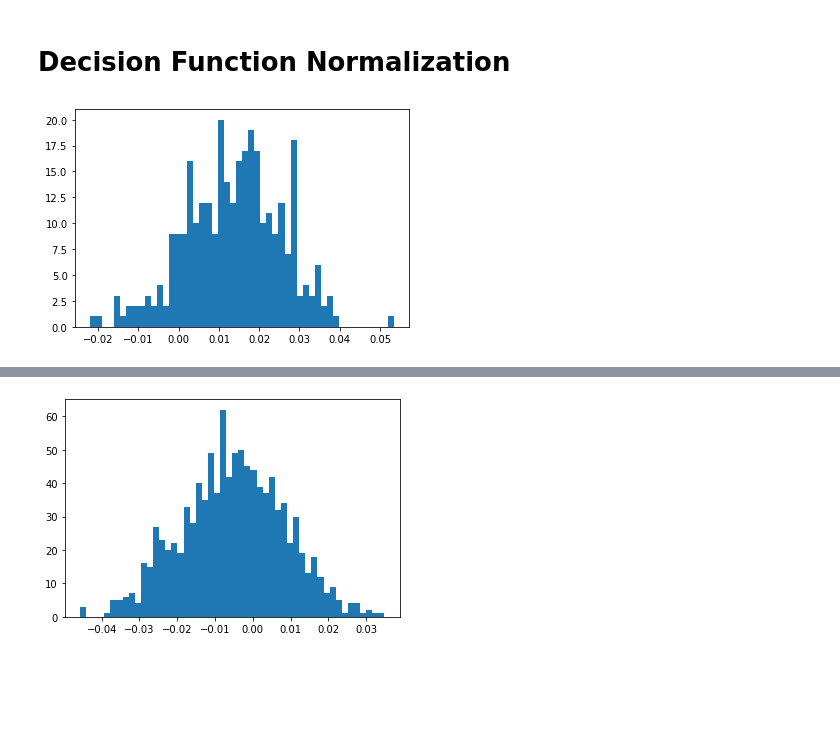
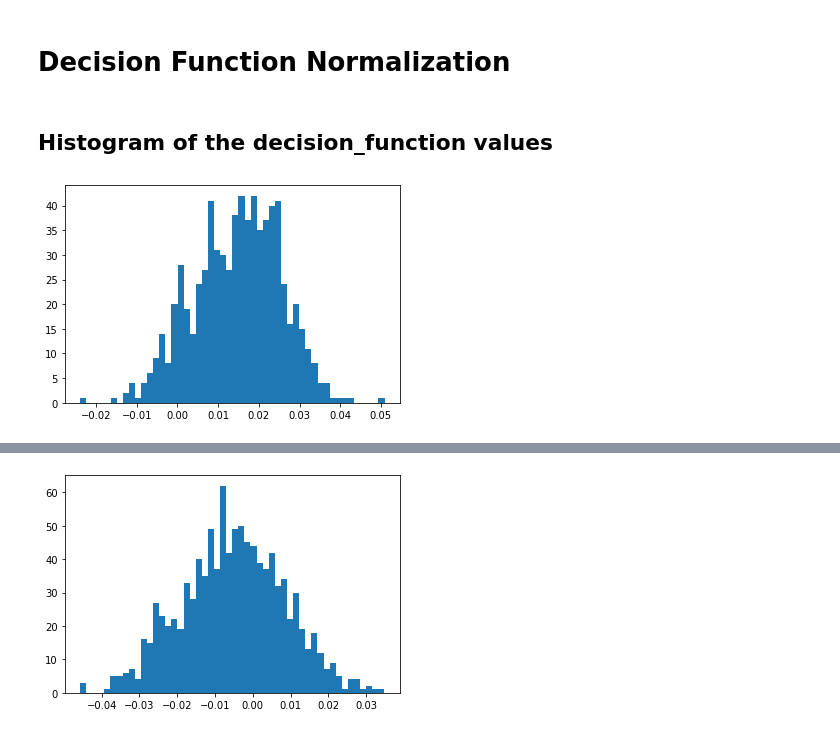
Before and after one commit to GoloMarcos/LIME_For_One_Class_Learning, a Jupyter notebook: LIME_OCL.ipynb, the cells around one changed output, grey strips where cells are left out. Drawn from its saved outputs; the diff is of its cells as text; code cells hidden in the pictures; blank space fills up the shorter version.

```diff
--- a/LIME_OCL.ipynb
+++ b/LIME_OCL.ipynb
@@ -164,7 +195,17 @@ minmax_menor = MinMaxScaler(feature_range=(0,0.5)).fit(df_total_menor.reshape(-1
+# %%
+import numpy as np
+from sklearn.preprocessing import MinMaxScaler
+
+df_train = ocsvm.decision_function(X_train)
+df_test = ocsvm.decision_function(X_test)
+df_out = ocsvm.decision_function(X_outlier)
+df_total = np.concatenate([df_train,df_test,df_out])
+# %% [markdown]
+## Histogram of the decision_function values
 # %%
 from matplotlib import pyplot as plt
 
-plt.hist(df_test, 50)
+plt.hist(df_train, 50)
 plt.show()
 # %% [output]
-[figure, old version]
+[figure, new version]
```
Also changed, not shown: parts of 14 cells of this notebook.
